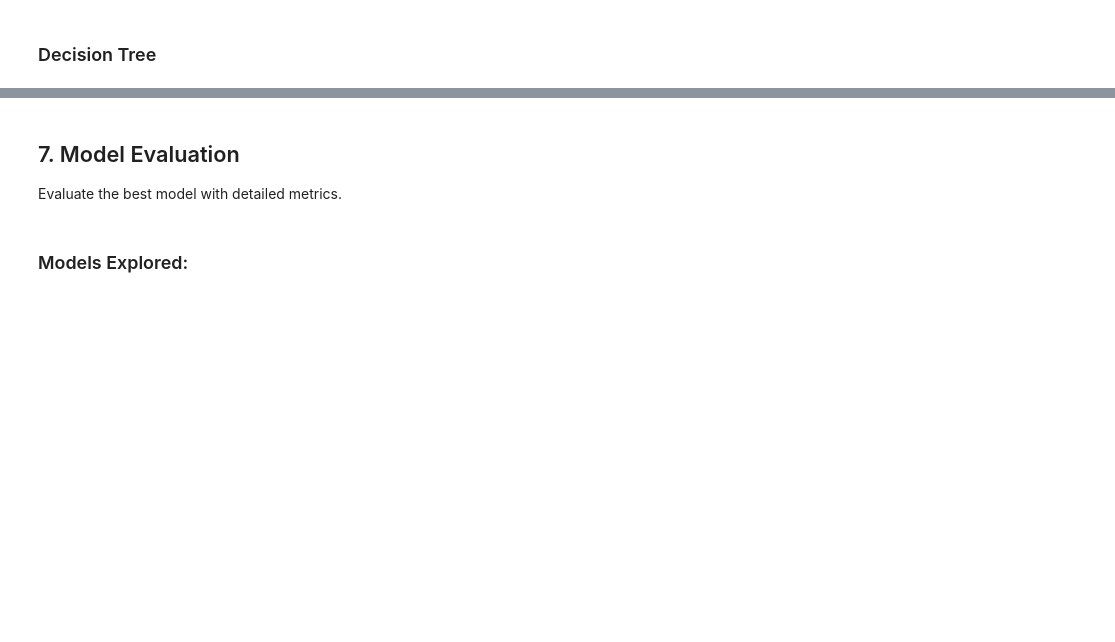
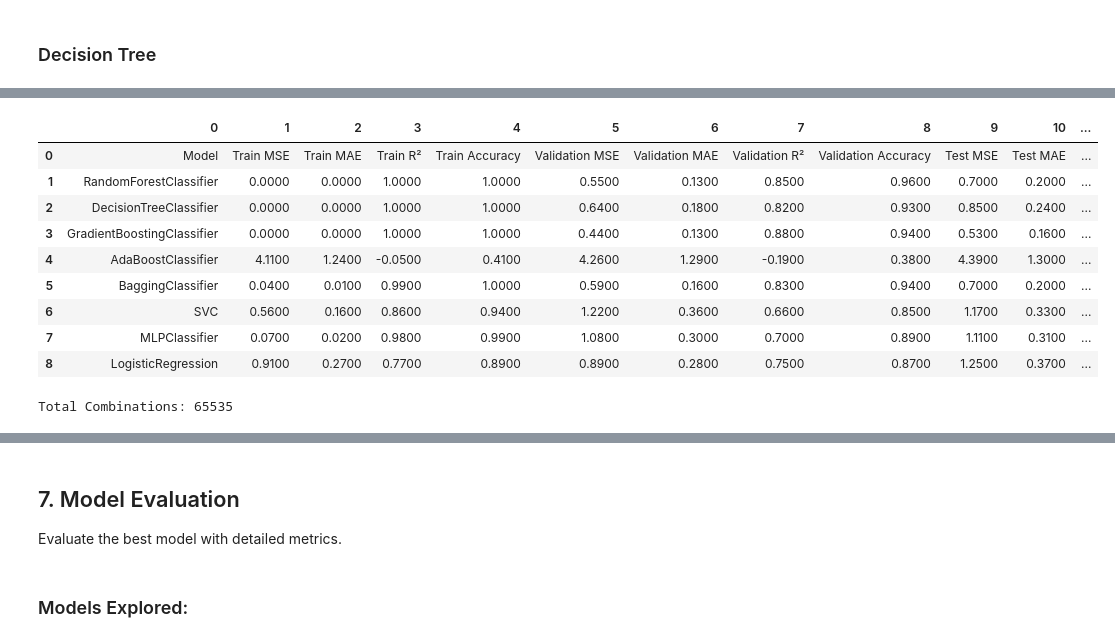
Before and after one commit to isralennon/MSAAI501, a Jupyter notebook: FinalProject/Obesity_Risk_Prediction_Model.ipynb, the cells around one changed output, grey strips where cells are left out. Saved outputs shown, nothing was run; the diff lists cells and outputs as text; code cells hidden in the pictures; blank space fills up the shorter version.

Commit message:
Feature Combinations Code
Adding the code to handle the combinations for all features to evaluate performance.

```diff
--- a/FinalProject/Obesity_Risk_Prediction_Model.ipynb
+++ b/FinalProject/Obesity_Risk_Prediction_Model.ipynb
@@ -423,32 +528,63 @@ class ModelSelector:
 # %%
 # Collect the data into a list of lists
 resultsData = [['Model',
          'Train MSE',
          'Train MAE',
          'Train R²',
+         'Train Accuracy',
          'Validation MSE',
          'Validation MAE',
          'Validation R²',
+         'Validation Accuracy',
          'Test MSE',
          'Test MAE',
-         'Test R²'
+         'Test R²',
+         'Test Accuracy'
 ]]
 
 for modelName in ModelSelector.getAvailableModels():
-    currentModel = ModelSelector(X, y, selectedModel=modelName)
+    #currentModel = ModelSelector(X, y, selectedModel=modelName)
+    currentModel = ModelSelector(X_train_scale, y_train, selectedModel=modelName)
     trainingResults = currentModel.train()
     validationResults = currentModel.validate()
     testingResults = currentModel.test()
 
     # Append each row of model results to the data list
     resultsData.append([modelName,
-                 f'{trainingResults[0]:.4f}', f'{trainingResults[1]:.4f}', f'{trainingResults[2]:.4f}',
-                 f'{validationResults[0]:.4f}', f'{validationResults[1]:.4f}', f'{validationResults[2]:.4f}',
-                 f'{testingResults[0]:.4f}', f'{testingResults[1]:.4f}', f'{testingResults[2]:.4f}'])
+                 f'{trainingResults[0]:.4f}', f'{trainingResults[1]:.4f}', f'{trainingResults[2]:.4f}', f'{trainingResults[3]:.4f}',
+                 f'{validationResults[0]:.4f}', f'{validationResults[1]:.4f}', f'{validationResults[2]:.4f}', f'{validationResults[3]:.4f}',
+                 f'{testingResults[0]:.4f}', f'{testingResults[1]:.4f}', f'{testingResults[2]:.4f}', f'{testingResults[3]:.4f}'])
 
 #Printing the data
 dfResultsData = pd.DataFrame(resultsData)
 
 # Print DataFrame as an HTML table
 html_ResultsData = dfResultsData.to_html()
 display(HTML(html_ResultsData))
+# %% [output]
+|  | 0 | 1 | 2 | 3 | 4 | 5 | 6 | 7 | 8 | 9 | 10 | ... |
+| 0 | Model | Train MSE | Train MAE | Train R² | Train Accuracy | Validation MSE | Validation MAE | Validation R² | Validation Accuracy | Test MSE | Test MAE | ... |
+| 1 | RandomForestClassifier | 0.0000 | 0.0000 | 1.0000 | 1.0000 | 0.5500 | 0.1300 | 0.8500 | 0.9600 | 0.7000 | 0.2000 | ... |
+| 2 | DecisionTreeClassifier | 0.0000 | 0.0000 | 1.0000 | 1.0000 | 0.6400 | 0.1800 | 0.8200 | 0.9300 | 0.8500 | 0.2400 | ... |
+| 3 | GradientBoostingClassifier | 0.0000 | 0.0000 | 1.0000 | 1.0000 | 0.4400 | 0.1300 | 0.8800 | 0.9400 | 0.5300 | 0.1600 | ... |
+| 4 | AdaBoostClassifier | 4.1100 | 1.2400 | -0.0500 | 0.4100 | 4.2600 | 1.2900 | -0.1900 | 0.3800 | 4.3900 | 1.3000 | ... |
+| 5 | BaggingClassifier | 0.0400 | 0.0100 | 0.9900 | 1.0000 | 0.5900 | 0.1600 | 0.8300 | 0.9400 | 0.7000 | 0.2000 | ... |
+| 6 | SVC | 0.5600 | 0.1600 | 0.8600 | 0.9400 | 1.2200 | 0.3600 | 0.6600 | 0.8500 | 1.1700 | 0.3300 | ... |
+| 7 | MLPClassifier | 0.0700 | 0.0200 | 0.9800 | 0.9900 | 1.0800 | 0.3000 | 0.7000 | 0.8900 | 1.1100 | 0.3100 | ... |
+| 8 | LogisticRegression | 0.9100 | 0.2700 | 0.7700 | 0.8900 | 0.8900 | 0.2800 | 0.7500 | 0.8700 | 1.2500 | 0.3700 | ... |
+# %%
+#We'll analyze all the combinations of the features to see how the model performs.
+all_features = data_raw.columns[:-1]
+combinations = []
+for r in range(1, len(all_features) + 1):  # r is the size of the combination (1 to len(features))
+    combinations.extend(itertools.combinations(all_features, r))
+
+# Print all combinations
+print(f'Total Combinations: {len(combinations)}')
+df_FeatureAnalysis = pd.DataFrame(combinations)
+df_FeatureAnalysis['ValidationAccuracy'] = 0
+df_FeatureAnalysis['TestAccuracy'] = 0
+#for combo in combinations:
+#    print(combo)
+# %% [output]
+Total Combinations: 65535
```
Also changed, not shown: parts of 21 cells of this notebook.
